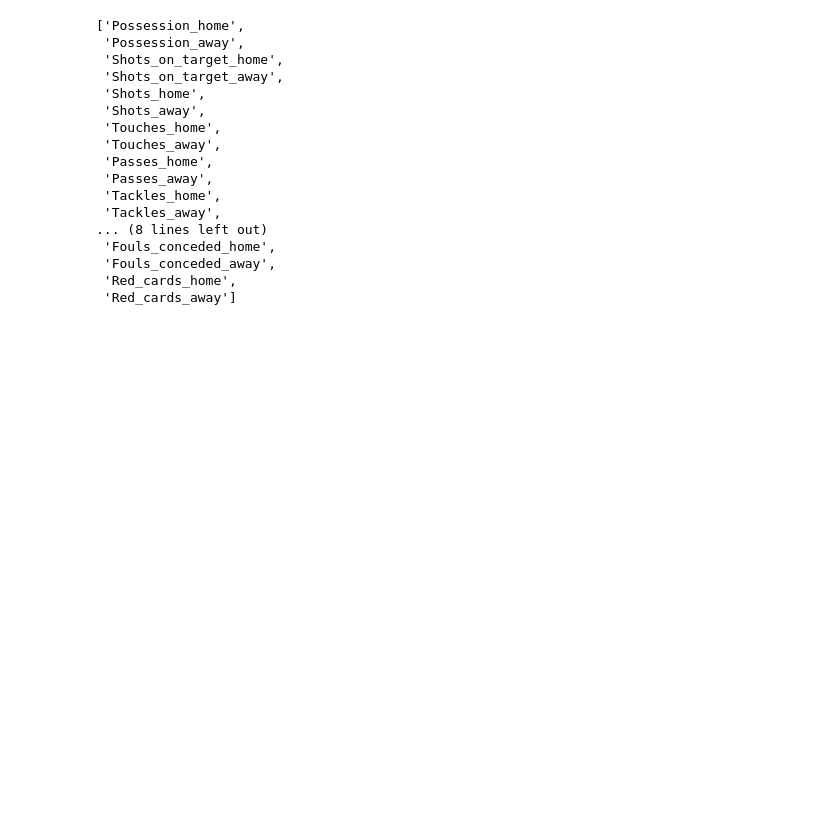
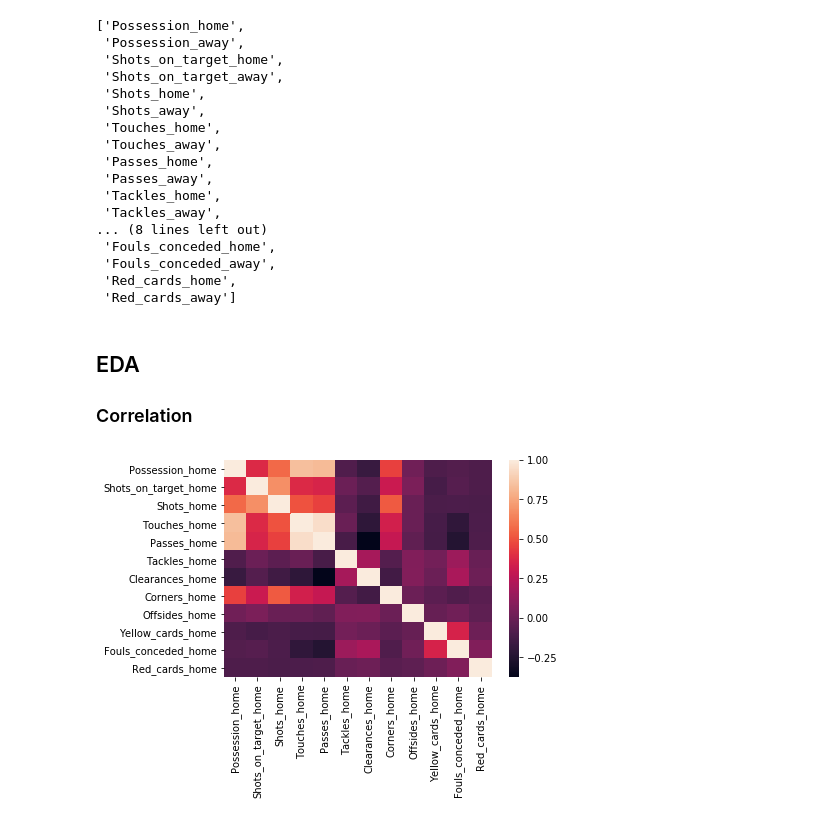
Before and after one commit to tunghoangt/Soccer-prediction-with-Machine-Learning, a Jupyter notebook: models/First_attempt.ipynb, the cells around one changed output. Cells and saved outputs as stored; diff of their text form; code cells hidden in the pictures; blank space fills up the shorter version.

```diff
--- a/models/First_attempt.ipynb
+++ b/models/First_attempt.ipynb
@@ -50,3 +50,13 @@ list(df_wo)
  'Fouls_conceded_away',
  'Red_cards_home',
  'Red_cards_away']
+# %% [markdown]
+## EDA
+### Correlation
+# %%
+import seaborn as sns
+home_features = [ f for f in list(df_wo) if '_home' in f ]
+corr = df_wo[home_features].corr()
+_ = sns.heatmap(corr)
+# %% [output]
+[figure, added]
```
Also changed, not shown: parts of 17 cells of this notebook.
